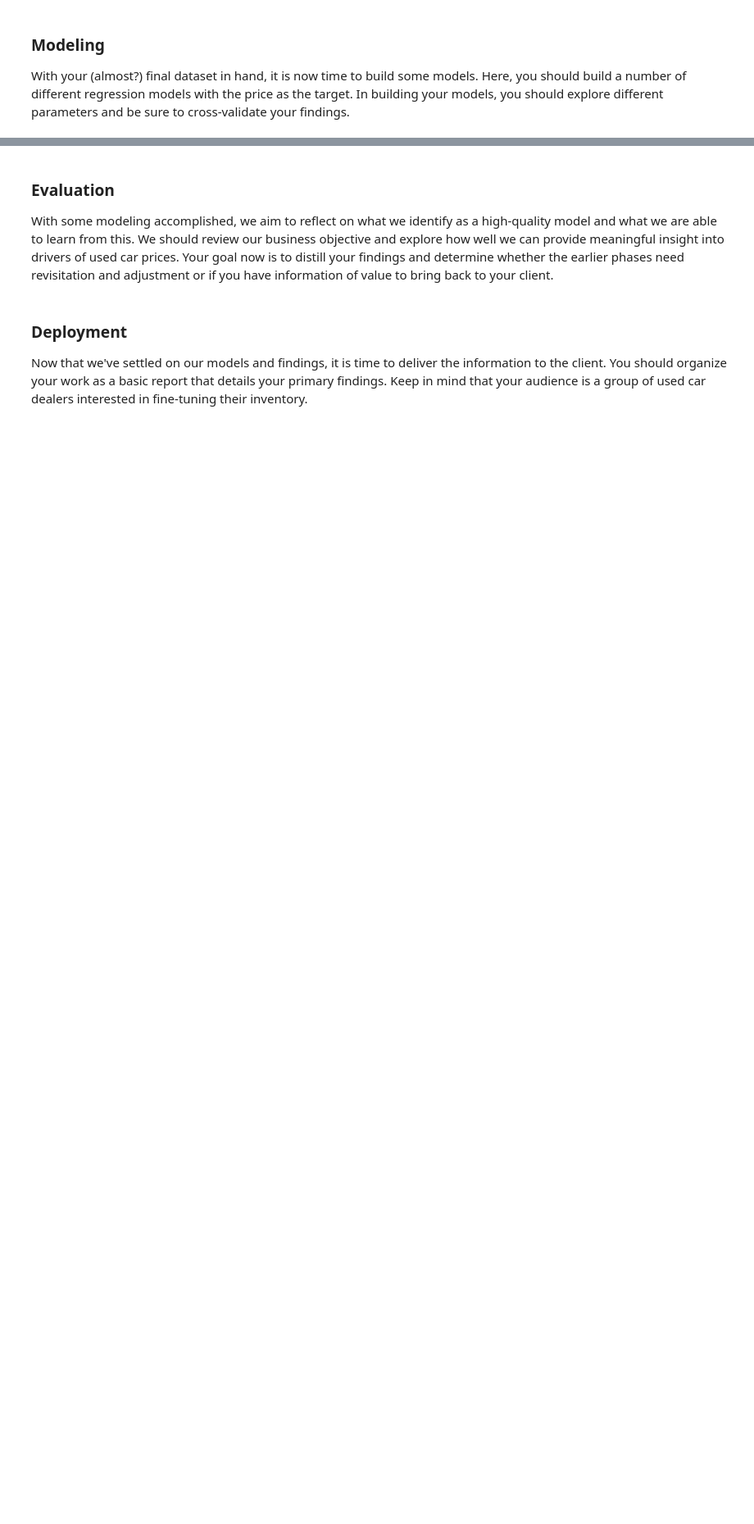
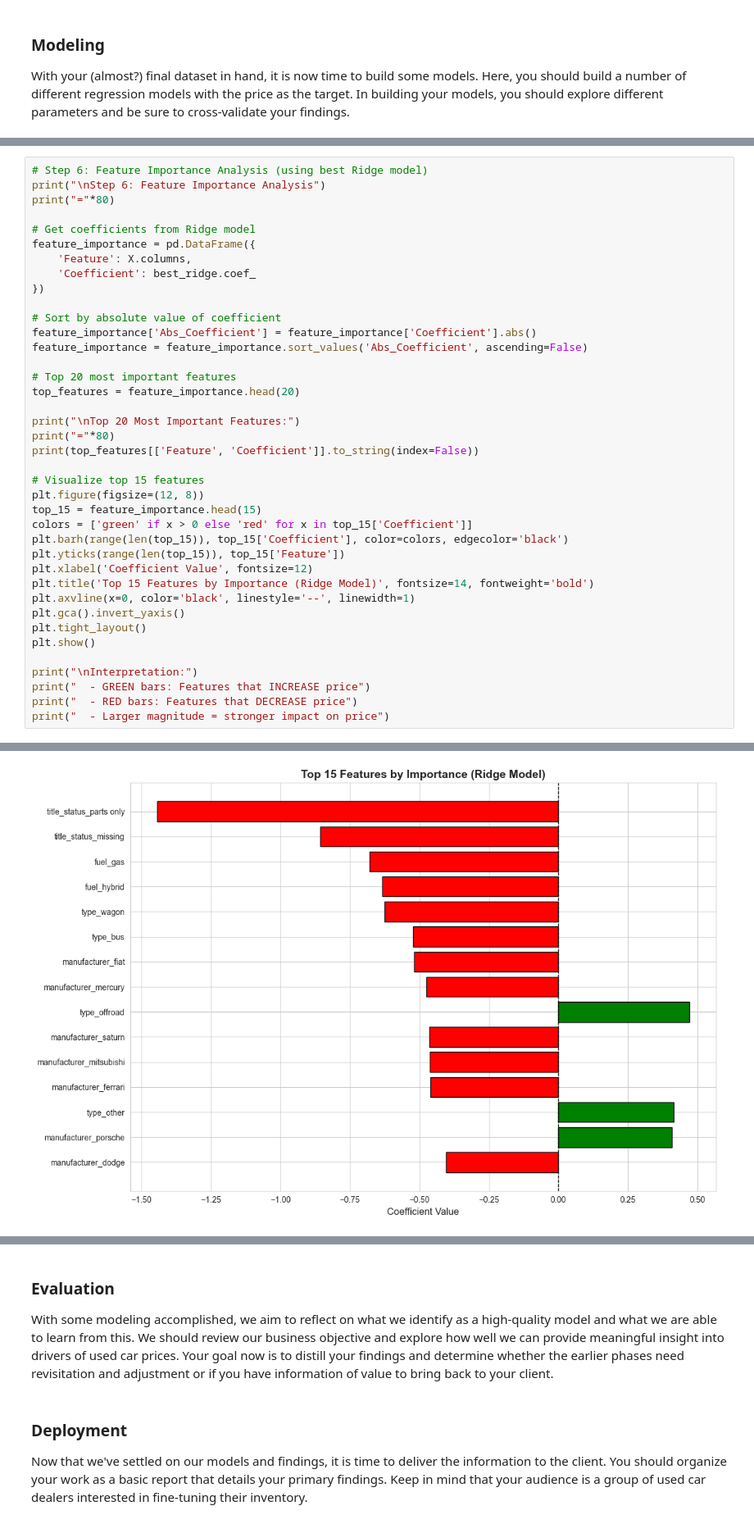
Before and after one commit to sameerdewan/what-drives-the-price-of-a-car, a Jupyter notebook: solution.ipynb, the cells around one changed output, grey strips where cells are left out. Shown at 82% size. Drawn from its saved outputs; the diff is of its cells as text; blank space fills up the shorter version.

```diff
--- a/solution.ipynb
+++ b/solution.ipynb
@@ -940,0 +1267,40 @@ With your (almost?) final dataset in hand, it is now time to build some models.
+# %%
+# Step 6: Feature Importance Analysis (using best Ridge model)
+print("\nStep 6: Feature Importance Analysis")
+print("="*80)
+
+# Get coefficients from Ridge model
+feature_importance = pd.DataFrame({
+    'Feature': X.columns,
+    'Coefficient': best_ridge.coef_
+})
+
+# Sort by absolute value of coefficient
+feature_importance['Abs_Coefficient'] = feature_importance['Coefficient'].abs()
+feature_importance = feature_importance.sort_values('Abs_Coefficient', ascending=False)
+
+# Top 20 most important features
+top_features = feature_importance.head(20)
+
+print("\nTop 20 Most Important Features:")
+print("="*80)
+print(top_features[['Feature', 'Coefficient']].to_string(index=False))
+
+# Visualize top 15 features
+plt.figure(figsize=(12, 8))
+top_15 = feature_importance.head(15)
+colors = ['green' if x > 0 else 'red' for x in top_15['Coefficient']]
+plt.barh(range(len(top_15)), top_15['Coefficient'], color=colors, edgecolor='black')
+plt.yticks(range(len(top_15)), top_15['Feature'])
+plt.xlabel('Coefficient Value', fontsize=12)
+plt.title('Top 15 Features by Importance (Ridge Model)', fontsize=14, fontweight='bold')
+plt.axvline(x=0, color='black', linestyle='--', linewidth=1)
+plt.gca().invert_yaxis()
+plt.tight_layout()
+plt.show()
+
+print("\nInterpretation:")
+print("  - GREEN bars: Features that INCREASE price")
+print("  - RED bars: Features that DECREASE price")
+print("  - Larger magnitude = stronger impact on price")
+# %% [output]
@@ -940,0 +1324 @@ With your (almost?) final dataset in hand, it is now time to build some models.
+[figure, added]
```
Also changed, not shown: parts of 9 cells of this notebook.
